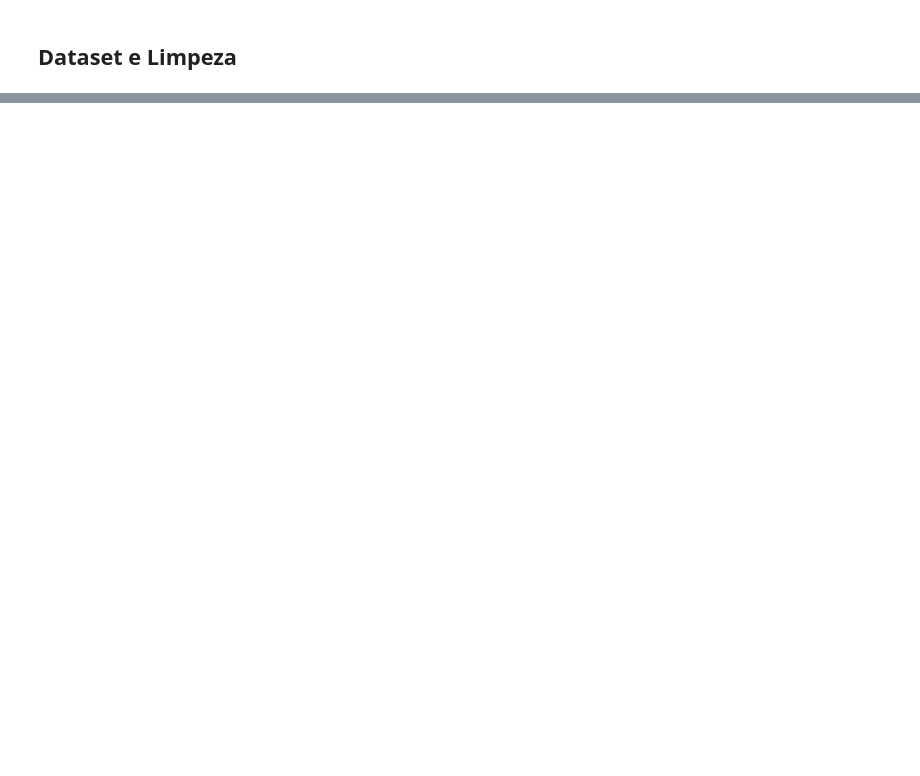
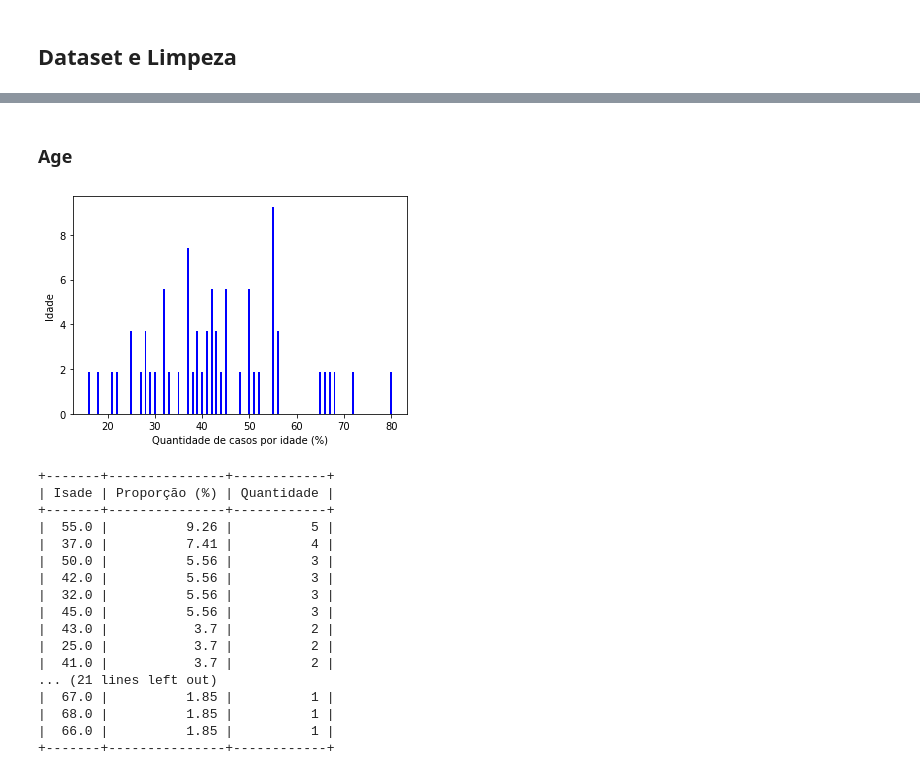
Before and after one commit to rbdlm/Covid, a Jupyter notebook: Covid.ipynb, the cells around one changed output, grey strips where cells are left out. Cells and saved outputs as stored; diff of their text form; code cells hidden in the pictures; blank space fills up the shorter version.

```diff
--- a/Covid.ipynb
+++ b/Covid.ipynb
@@ -56,0 +138,47 @@ df_covid
+# %% [markdown]
+### Age
+# %%
+age = df_covid['age'].value_counts()
+
+y_axis = [round(result/sum(age.values)*100,2) for result in age.values]
+x_axis = list(age.index)
+width_n = 0.4
+bar_color = 'blue'
+
+plt.figure(figsize=(6, 4))
+plt.bar(x_axis, y_axis, color=bar_color, width = width_n, align='center')
+plt.xlabel('Quantidade de casos por idade (%)')
+plt.ylabel('Idade')
+plt.show()
+
+print('\n\n')
+
+x = PrettyTable(['Isade', 'Proporção (%)', 'Quantidade'])
+x.align['Idade'] = 'r'
+x.align['Proporção (%)'] = 'r'
+x.align['Quantidade'] = 'r'
+x.padding_width = 1
+
+for item, value in zip(age.index, age.values):
+  x.add_row([item, round(value/sum(age.values)*100,2), value])
+
+print(x)
+# %% [output]
+[figure, added]
++-------+---------------+------------+
+| Isade | Proporção (%) | Quantidade |
++-------+---------------+------------+
+|  55.0 |          9.26 |          5 |
+|  37.0 |          7.41 |          4 |
+|  50.0 |          5.56 |          3 |
+|  42.0 |          5.56 |          3 |
+|  32.0 |          5.56 |          3 |
+|  45.0 |          5.56 |          3 |
+|  43.0 |           3.7 |          2 |
+|  25.0 |           3.7 |          2 |
+|  41.0 |           3.7 |          2 |
+... (21 lines left out)
+|  67.0 |          1.85 |          1 |
+|  68.0 |          1.85 |          1 |
+|  66.0 |          1.85 |          1 |
++-------+---------------+------------+
```
Also changed, not shown: parts of 10 cells of this notebook.
